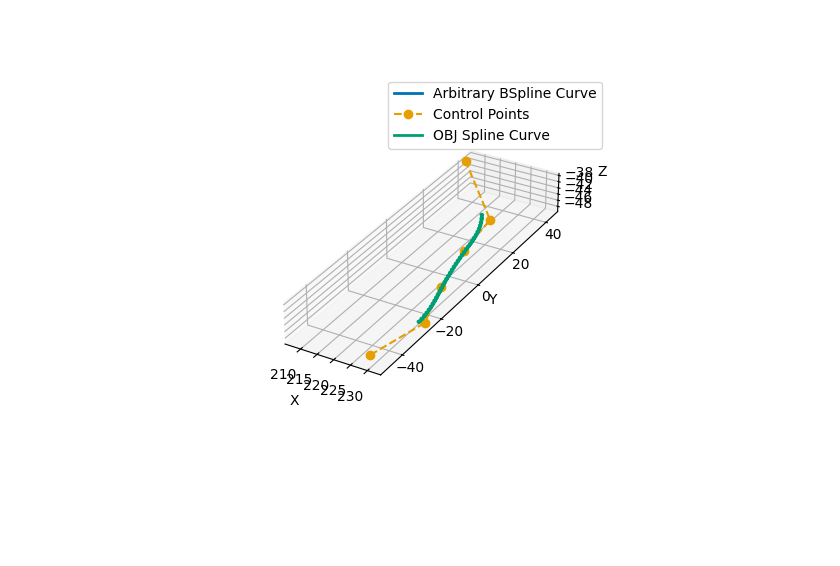
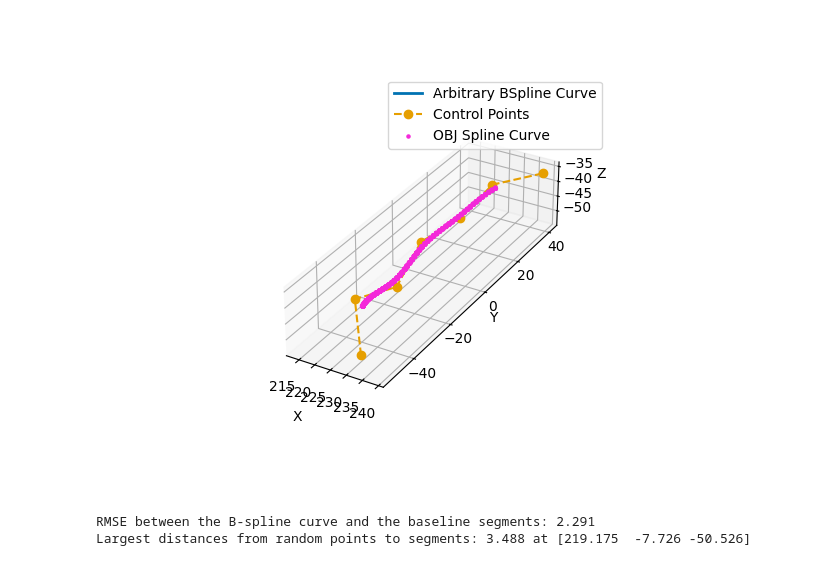
Before and after one commit to Intelligent-Machines-and-Materials-Lab/MuJoCoBlueberryModeling, a Jupyter notebook: src/bspline.ipynb, the cells around one changed output. Cells and saved outputs as stored; diff of their text form; code cells hidden in the pictures; blank space fills up the shorter version.

Commit message:
downloaded more b splines; working on applying simple segmenting algorithm to Cindy's b splines

```diff
--- a/src/bspline.ipynb
+++ b/src/bspline.ipynb
@@ -73,13 +79,26 @@ def load_obj_spline(filepath):
                 vertices.append(vertex)
     return np.array(vertices)
 # %%
-deg, ctrl_pts = get_spline_data_from_file('../data/splines/B3/bush_3_cyl0.json')
-# make a vector of increasing values for the knot vector of length n
-n = len(ctrl_pts)
-# knot_vector = np.arange(-1, n+1)
-knot_vector = [0, 1, 2, 3, 4, 5, 6, 7, 8, 9]
-print(len(ctrl_pts), "control points loaded.")
-print(ctrl_pts)
-print(ctrl_pts[:,0])
+# --------------------------------
+#    Load and create B splines
+# --------------------------------
+json_filepath = '../data/splines/B3/bush_3_cyl1.json'
+obj_filepath = '../data/splines/B3/check_3d_bezier1.obj'
 
-obj_spline = load_obj_spline('../data/splines/B3/check_3d_bezier0.obj')
+# Load B-spline data from JSON file
+deg, ctrl_pts = get_spline_data_from_file(json_filepath)
+# Create standard knot vector
+knot_vector = np.arange(0, len(ctrl_pts)+deg+1)
+
+# Create B-spline objects from the json data
+spl_x = BSpline(knot_vector, ctrl_pts[:, 0], deg)
+spl_y = BSpline(knot_vector, ctrl_pts[:, 1], deg)
+spl_z = BSpline(knot_vector, ctrl_pts[:, 2], deg)
+
+# Create a parameter space
+p_end = len(knot_vector) - deg - 1
+u = np.linspace(deg, p_end, 100)
+B3_curve = np.vstack((spl_x(u), spl_y(u), spl_z(u))).T
+
+# Load B-spline data from OBJ file
+obj_spline = load_obj_spline(obj_filepath)
@@ -95,26 +105,50 @@ obj_spline = load_obj_spline('../data/splines/B3/check_3d_bezier0.obj')
 # %%
-spl_x = BSpline(knot_vector, ctrl_pts[:, 0], deg)
-spl_y = BSpline(knot_vector, ctrl_pts[:, 1], deg)
-spl_z = BSpline(knot_vector, ctrl_pts[:, 2], deg)
-
-u = np.linspace(3, 6, 100)
-B3c0_curve = np.vstack((spl_x(u), spl_y(u), spl_z(u))).T
+# --------------------------------
+#        Plot the splines
+# --------------------------------
 
 fig = plt.figure()
 ax = fig.add_subplot(111, projection='3d')
-ax.plot(B3c0_curve[:, 0], B3c0_curve[:, 1], B3c0_curve[:, 2], color='#0072B2', lw=2, label='Arbitrary BSpline Curve')
+ax.plot(B3_curve[:, 0], B3_curve[:, 1], B3_curve[:, 2], color='#0072B2', lw=2, label='Arbitrary BSpline Curve')
 
 # Plot control points and control polygon
 ax.plot(ctrl_pts[:, 0], ctrl_pts[:, 1], ctrl_pts[:, 2], 'o--', color='#E69F00', label='Control Points')
-ax.plot(obj_spline[:, 0], obj_spline[:, 1], obj_spline[:, 2], color='#009E73', lw=2, label='OBJ Spline Curve')
+ax.scatter(obj_spline[:, 0], obj_spline[:, 1], obj_spline[:, 2], s=5, color="#F529DA", label='OBJ Spline Curve')
 
 ax.set_xlabel('X')
 ax.set_ylabel('Y')
 ax.set_zlabel('Z')
 ax.legend(loc='best')
 ax.set_aspect('equal', adjustable='box')
 # %% [output]
-[figure, old version]
+[figure, new version]
+# %%
+# ------------------------------------------------
+#    Create and iterate on segment representation
+# ------------------------------------------------
+
+#initialize segs as an ndarray of the first and last points of the obj_spline
+segs = np.array([obj_spline[0,:], obj_spline[-1,:]])
+# plot_segmented_curve(ax, segs)
+# plt.draw()
+
+# setup MSE tracking
+judgement_points = np.linspace(deg, p_end, 20)
+judgement_curve = np.vstack((spl_x(judgement_points), spl_y(judgement_points), spl_z(judgement_points))).T
+
+MSE = get_mse_between_curve_and_segments(judgement_curve, segs)
+print(f"RMSE between the B-spline curve and the baseline segments: {MSE:.3f}")
+
+random_points = np.random.uniform(deg, p_end, 20)
+random_curve = np.vstack((spl_x(random_points), spl_y(random_points), spl_z(random_points))).T
+random_dists = get_distances_between_curve_and_segments(random_curve, segs)
+
+furthest_idx = np.argmax(random_dists)
+new_point = random_curve[furthest_idx]
+print(f"Largest distances from random points to segments: {np.max(random_dists):.3f} at {random_curve[np.argmax(random_dists)]}")
+# %% [output]
+RMSE between the B-spline curve and the baseline segments: 2.291
+Largest distances from random points to segments: 3.488 at [219.175  -7.726 -50.526]
 # %%
 
 
```
Also changed, not shown: parts of 3 cells of this notebook, 6 other files.
